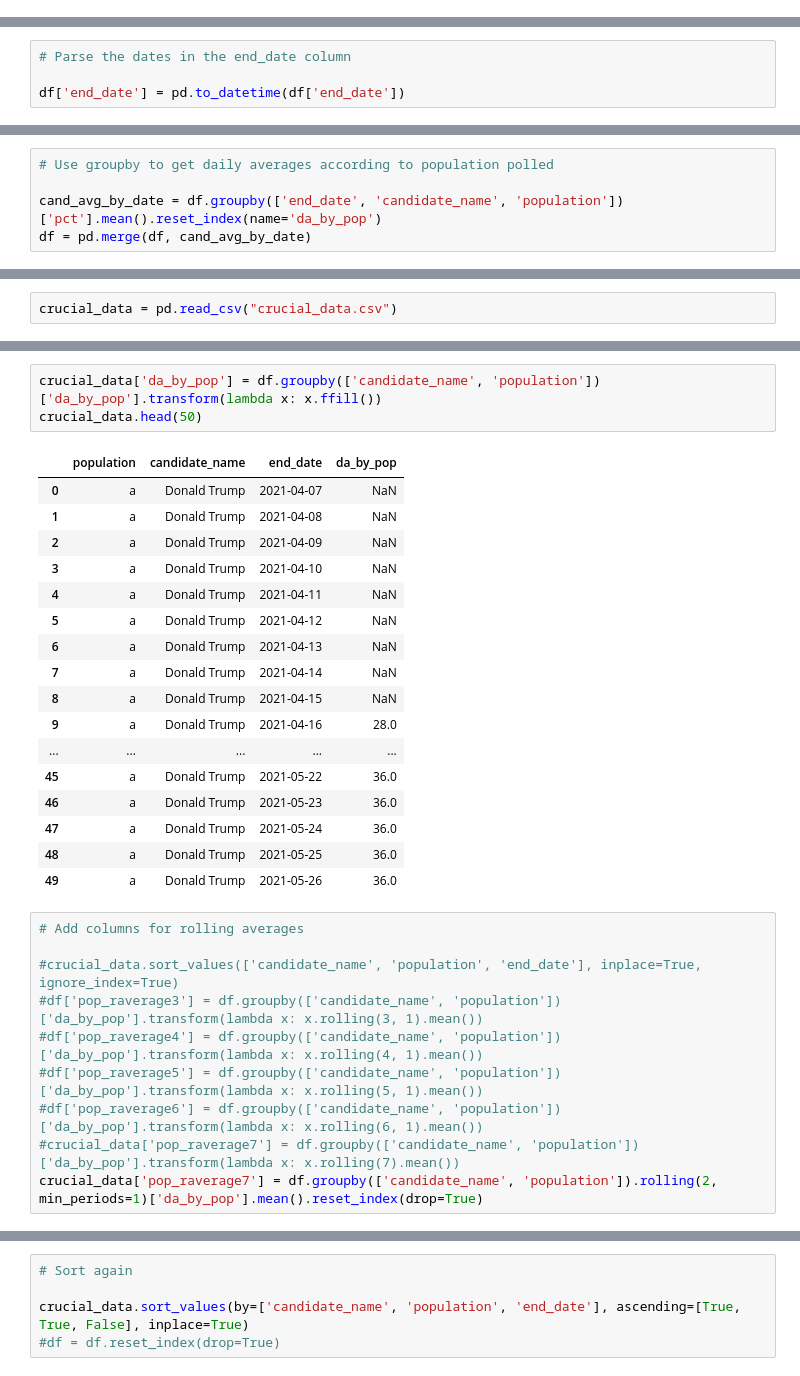
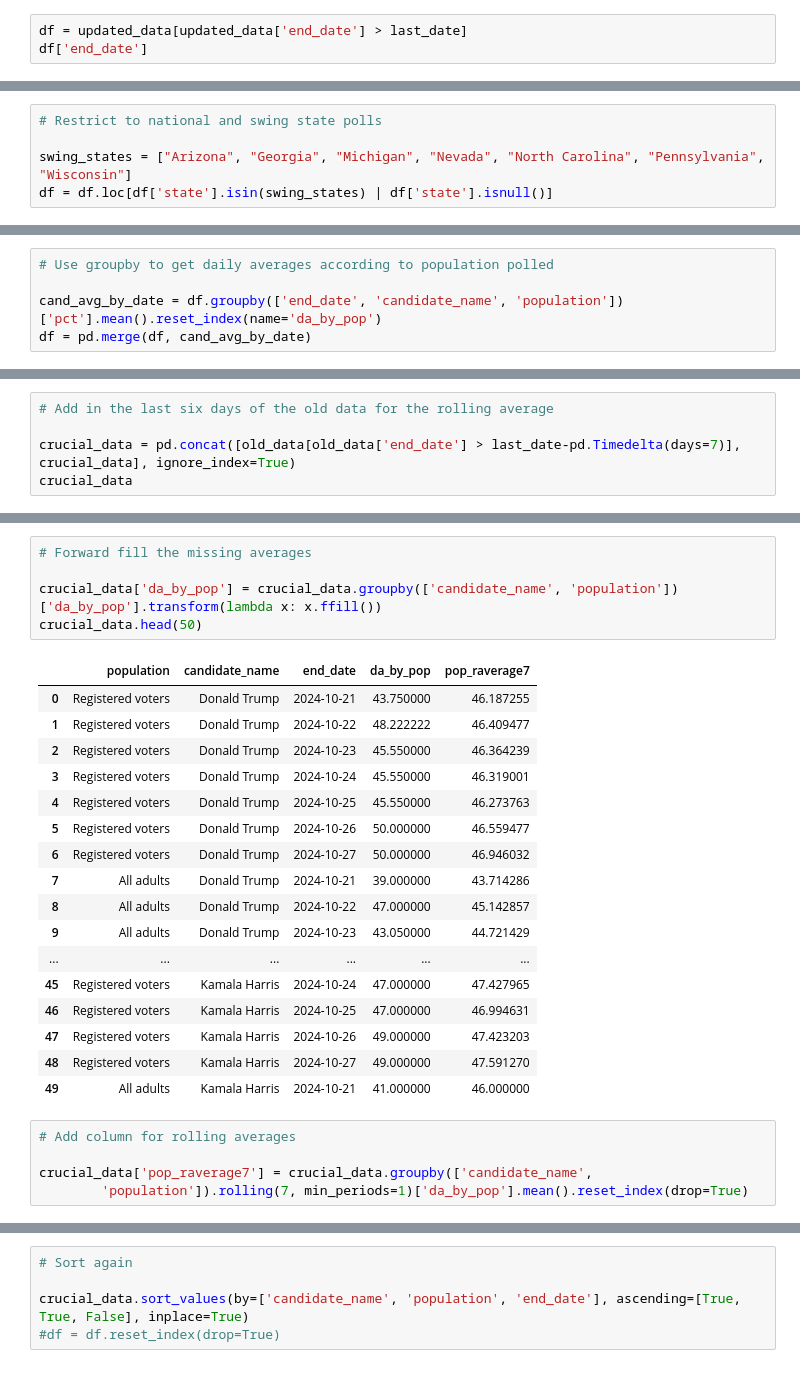
Before and after one commit to wh33les/1stTableauProject, a Jupyter notebook: PollingAverages/PresidentPollsCleanup.ipynb, the cells around one changed output, grey strips where cells are left out. Cells and saved outputs as stored; diff of their text form.

Commit message:
Updated polling data.

```diff
--- a/PollingAverages/PresidentPollsCleanup.ipynb
+++ b/PollingAverages/PresidentPollsCleanup.ipynb
@@ -60,0 +65,3 @@ df = pd.read_csv("president_polls.csv")#_cleaned.csv")
+# %%
+df = updated_data[updated_data['end_date'] > last_date]
+df['end_date']
@@ -61,3 +70,8 @@ df = pd.read_csv("president_polls.csv")#_cleaned.csv")
+# %%
+# Restrict to national and swing state polls
+
+swing_states = ["Arizona", "Georgia", "Michigan", "Nevada", "North Carolina", "Pennsylvania", "Wisconsin"]
+df = df.loc[df['state'].isin(swing_states) | df['state'].isnull()]
 # %%
 # Delete superfluous columns
 
@@ -67,10 +81,6 @@ df.drop(columns=['poll_id', 'pollster_id', 'pollster', 'sponsor_ids', 'display_n
                  'created_at', 'notes', 'url', 'source', 'internal', 'race_id', 'cycle', 'office_type', 'seat_number',
                  'seat_name', 'election_date', 'stage', 'nationwide_batch', 'ranked_choice_reallocated',
                  'ranked_choice_round', 'answer', 'candidate_id'], inplace=True)
-# %%
-# Parse the dates in the end_date column
-
-df['end_date'] = pd.to_datetime(df['end_date'])
 # %%
 # Replace the 'v' in the population column with 'rv'
 
@@ -153,2 +134,5 @@ crucial_data.to_csv("crucial_data.csv", index=False)
 # %%
-crucial_data = pd.read_csv("crucial_data.csv")
+# Add in the last six days of the old data for the rolling average
+
+crucial_data = pd.concat([old_data[old_data['end_date'] > last_date-pd.Timedelta(days=7)], crucial_data], ignore_index=True)
+crucial_data
@@ -197,34 +202,31 @@ crucial_data.head(50)
 # %%
-crucial_data['da_by_pop'] = df.groupby(['candidate_name', 'population'])['da_by_pop'].transform(lambda x: x.ffill())
+# Forward fill the missing averages
+
+crucial_data['da_by_pop'] = crucial_data.groupby(['candidate_name', 'population'])['da_by_pop'].transform(lambda x: x.ffill())
 crucial_data.head(50)
 # %% [output]
-|  | population | candidate_name | end_date | da_by_pop |
-| 0 | a | Donald Trump | 2021-04-07 | NaN |
-| 1 | a | Donald Trump | 2021-04-08 | NaN |
-| 2 | a | Donald Trump | 2021-04-09 | NaN |
-| 3 | a | Donald Trump | 2021-04-10 | NaN |
-| 4 | a | Donald Trump | 2021-04-11 | NaN |
-| 5 | a | Donald Trump | 2021-04-12 | NaN |
-| 6 | a | Donald Trump | 2021-04-13 | NaN |
-| 7 | a | Donald Trump | 2021-04-14 | NaN |
-| 8 | a | Donald Trump | 2021-04-15 | NaN |
-| 9 | a | Donald Trump | 2021-04-16 | 28.0 |
-| ... | ... | ... | ... | ... |
-| 45 | a | Donald Trump | 2021-05-22 | 36.0 |
-| 46 | a | Donald Trump | 2021-05-23 | 36.0 |
-| 47 | a | Donald Trump | 2021-05-24 | 36.0 |
-| 48 | a | Donald Trump | 2021-05-25 | 36.0 |
-| 49 | a | Donald Trump | 2021-05-26 | 36.0 |
+|  | population | candidate_name | end_date | da_by_pop | pop_raverage7 |
+| 0 | Registered voters | Donald Trump | 2024-10-21 | 43.750000 | 46.187255 |
+| 1 | Registered voters | Donald Trump | 2024-10-22 | 48.222222 | 46.409477 |
+| 2 | Registered voters | Donald Trump | 2024-10-23 | 45.550000 | 46.364239 |
+| 3 | Registered voters | Donald Trump | 2024-10-24 | 45.550000 | 46.319001 |
+| 4 | Registered voters | Donald Trump | 2024-10-25 | 45.550000 | 46.273763 |
+| 5 | Registered voters | Donald Trump | 2024-10-26 | 50.000000 | 46.559477 |
+| 6 | Registered voters | Donald Trump | 2024-10-27 | 50.000000 | 46.946032 |
+| 7 | All adults | Donald Trump | 2024-10-21 | 39.000000 | 43.714286 |
+| 8 | All adults | Donald Trump | 2024-10-22 | 47.000000 | 45.142857 |
+| 9 | All adults | Donald Trump | 2024-10-23 | 43.050000 | 44.721429 |
+| ... | ... | ... | ... | ... | ... |
+| 45 | Registered voters | Kamala Harris | 2024-10-24 | 47.000000 | 47.427965 |
+| 46 | Registered voters | Kamala Harris | 2024-10-25 | 47.000000 | 46.994631 |
+| 47 | Registered voters | Kamala Harris | 2024-10-26 | 49.000000 | 47.423203 |
+| 48 | Registered voters | Kamala Harris | 2024-10-27 | 49.000000 | 47.591270 |
+| 49 | All adults | Kamala Harris | 2024-10-21 | 41.000000 | 46.000000 |
 # %%
-# Add columns for rolling averages
+# Add column for rolling averages
 
-#crucial_data.sort_values(['candidate_name', 'population', 'end_date'], inplace=True, ignore_index=True)
-#df['pop_raverage3'] = df.groupby(['candidate_name', 'population'])['da_by_pop'].transform(lambda x: x.rolling(3, 1).mean())
-#df['pop_raverage4'] = df.groupby(['candidate_name', 'population'])['da_by_pop'].transform(lambda x: x.rolling(4, 1).mean())
-#df['pop_raverage5'] = df.groupby(['candidate_name', 'population'])['da_by_pop'].transform(lambda x: x.rolling(5, 1).mean())
-#df['pop_raverage6'] = df.groupby(['candidate_name', 'population'])['da_by_pop'].transform(lambda x: x.rolling(6, 1).mean())
-#crucial_data['pop_raverage7'] = df.groupby(['candidate_name', 'population'])['da_by_pop'].transform(lambda x: x.rolling(7).mean())
-crucial_data['pop_raverage7'] = df.groupby(['candidate_name', 'population']).rolling(2, min_periods=1)['da_by_pop'].mean().reset_index(drop=True)
+crucial_data['pop_raverage7'] = crucial_data.groupby(['candidate_name',
+        'population']).rolling(7, min_periods=1)['da_by_pop'].mean().reset_index(drop=True)
 # %%
 crucial_data.head(50)
 # %% [output]
```
Also changed, not shown: parts of 19 cells of this notebook, 9 other files.
